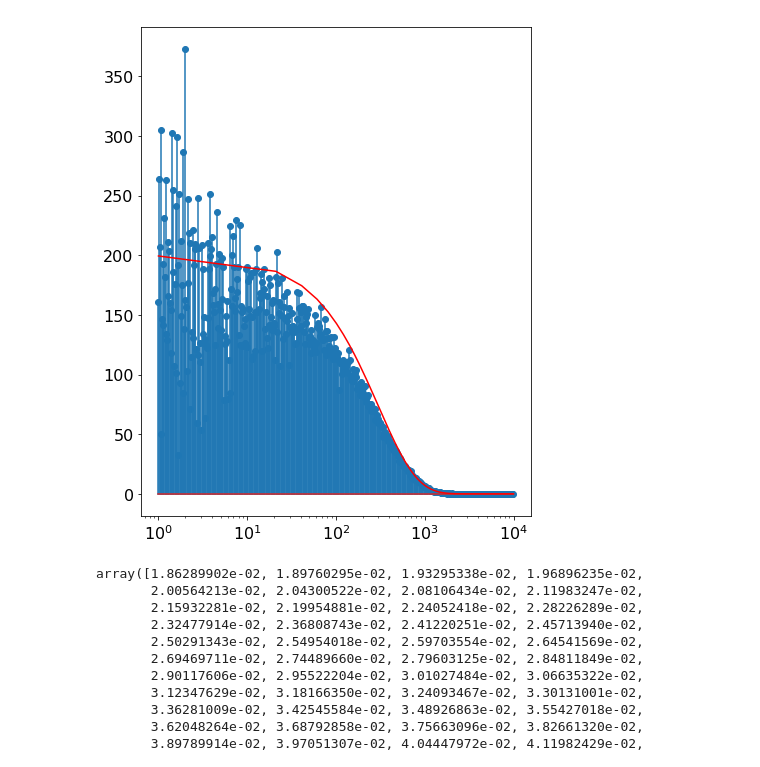
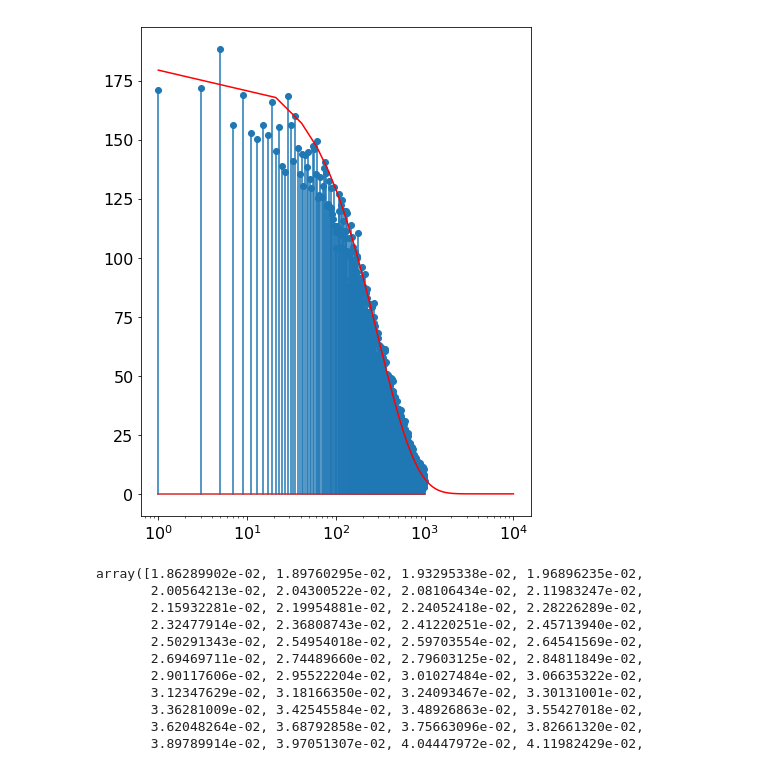
Before and after one commit to asousa/geant_xray_detector, a Jupyter notebook: plot_histograms.ipynb, the cells around one changed output. Cells and saved outputs as stored; diff of their text form; code cells hidden in the pictures.

```diff
--- a/plot_histograms.ipynb
+++ b/plot_histograms.ipynb
@@ -25,10 +25,10 @@ plt.rcParams.update(params)
 # --------------- Latex Plot Beautification --------------------------
 # %%
 # Run it
-subprocess.call('./go.sh', shell=True)
+# subprocess.call('./go.sh', shell=True)
 
 # Get histograms from XML output
-filename = 'doop.xml'
+filename = 'build/electron_-4_deg.xml'
 e = xml.etree.cElementTree.parse(filename).getroot()
 
 hists = dict()
@@ -100,14 +100,14 @@ Energy, side detector, kev  has 30.0 values
 # %%
 fig, ax = plt.subplots(1,1)
 ene = np.linspace(1, 10000, 500) # keV
 Eo = 300 # kev
 key = 'Energy, from source, kev'
 counts = np.exp(-ene/Eo)
-ax.plot(ene, 200*counts, zorder=101, color='red')
+ax.plot(ene, 180*counts, zorder=101, color='red')
 ax.stem(axes[key][:-1], hists[key][:-1]/np.diff(axes[key]),zorder=100, alpha=0.7)
 ax.set_xscale('log')
 # %% [output]
-[figure, old version]
+[figure, new version]
 # %%
 np.diff(axes[key])
 # %% [output]
```
Also changed, not shown: parts of 2 cells of this notebook, 8 other files.
